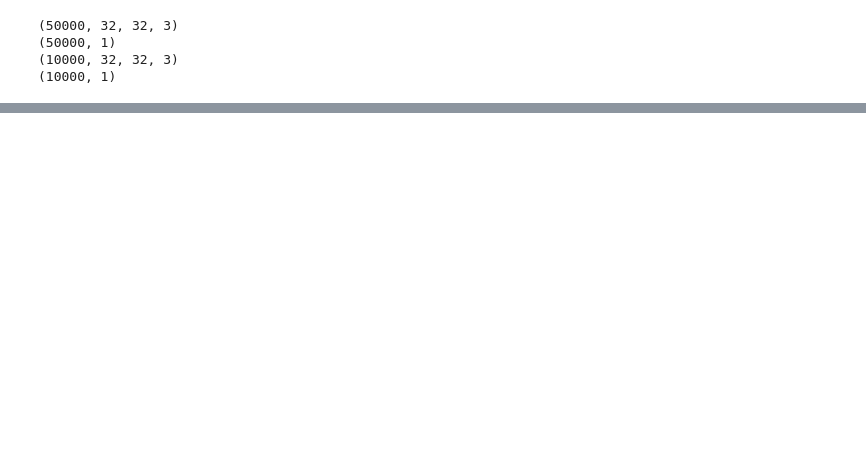
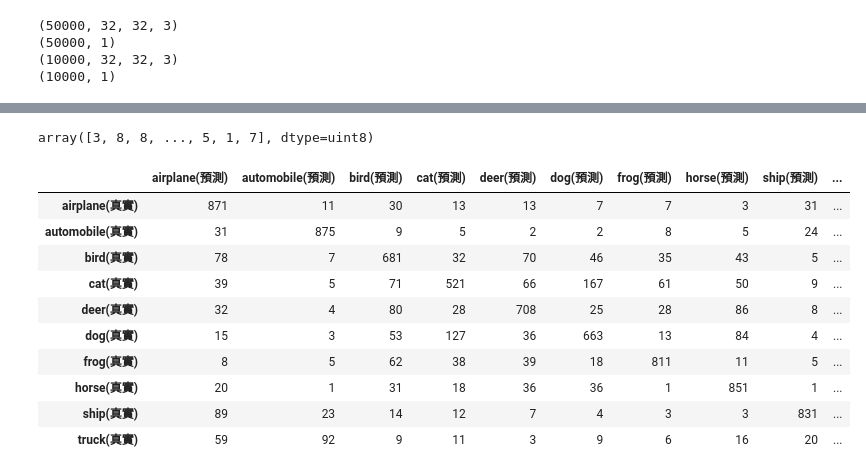
Before and after one commit to ilikemichael/ml1216, a Jupyter notebook: CNN.ipynb, the cells around one changed output, grey strips where cells are left out. Saved outputs shown, nothing was run; the diff lists cells and outputs as text; code cells hidden in the pictures; blank space fills up the shorter version.

```diff
--- a/CNN.ipynb
+++ b/CNN.ipynb
@@ -134,0 +132,28 @@ model.evaluate(x_test_norm, y_test)
+# %%
+#把y_test改成一維的資料
+y_test_r = y_test.reshape(-1)
+y_test_r
+# %% [output]
+array([3, 8, 8, ..., 5, 1, 7], dtype=uint8)
+# %%
+# sklearn: predict_proba/predict
+# keras: predict/predict_classes
+import pandas as pd
+from sklearn.metrics import confusion_matrix
+pre = model.predict_classes(x_test_norm)
+mat = confusion_matrix(y_test_r, pre)
+pd.DataFrame(mat,
+       index=["{}(真實)".format(labels[i]) for i in range(10)],
+       columns=["{}(預測)".format(labels[i]) for i in range(10)])
+# %% [output]
+|  | airplane(預測) | automobile(預測) | bird(預測) | cat(預測) | deer(預測) | dog(預測) | frog(預測) | horse(預測) | ship(預測) | ... |
+| airplane(真實) | 871 | 11 | 30 | 13 | 13 | 7 | 7 | 3 | 31 | ... |
+| automobile(真實) | 31 | 875 | 9 | 5 | 2 | 2 | 8 | 5 | 24 | ... |
+| bird(真實) | 78 | 7 | 681 | 32 | 70 | 46 | 35 | 43 | 5 | ... |
+| cat(真實) | 39 | 5 | 71 | 521 | 66 | 167 | 61 | 50 | 9 | ... |
+| deer(真實) | 32 | 4 | 80 | 28 | 708 | 25 | 28 | 86 | 8 | ... |
+| dog(真實) | 15 | 3 | 53 | 127 | 36 | 663 | 13 | 84 | 4 | ... |
+| frog(真實) | 8 | 5 | 62 | 38 | 39 | 18 | 811 | 11 | 5 | ... |
+| horse(真實) | 20 | 1 | 31 | 18 | 36 | 36 | 1 | 851 | 1 | ... |
+| ship(真實) | 89 | 23 | 14 | 12 | 7 | 4 | 3 | 3 | 831 | ... |
+| truck(真實) | 59 | 92 | 9 | 11 | 3 | 9 | 6 | 16 | 20 | ... |
```
Also changed, not shown: parts of 7 cells of this notebook.
